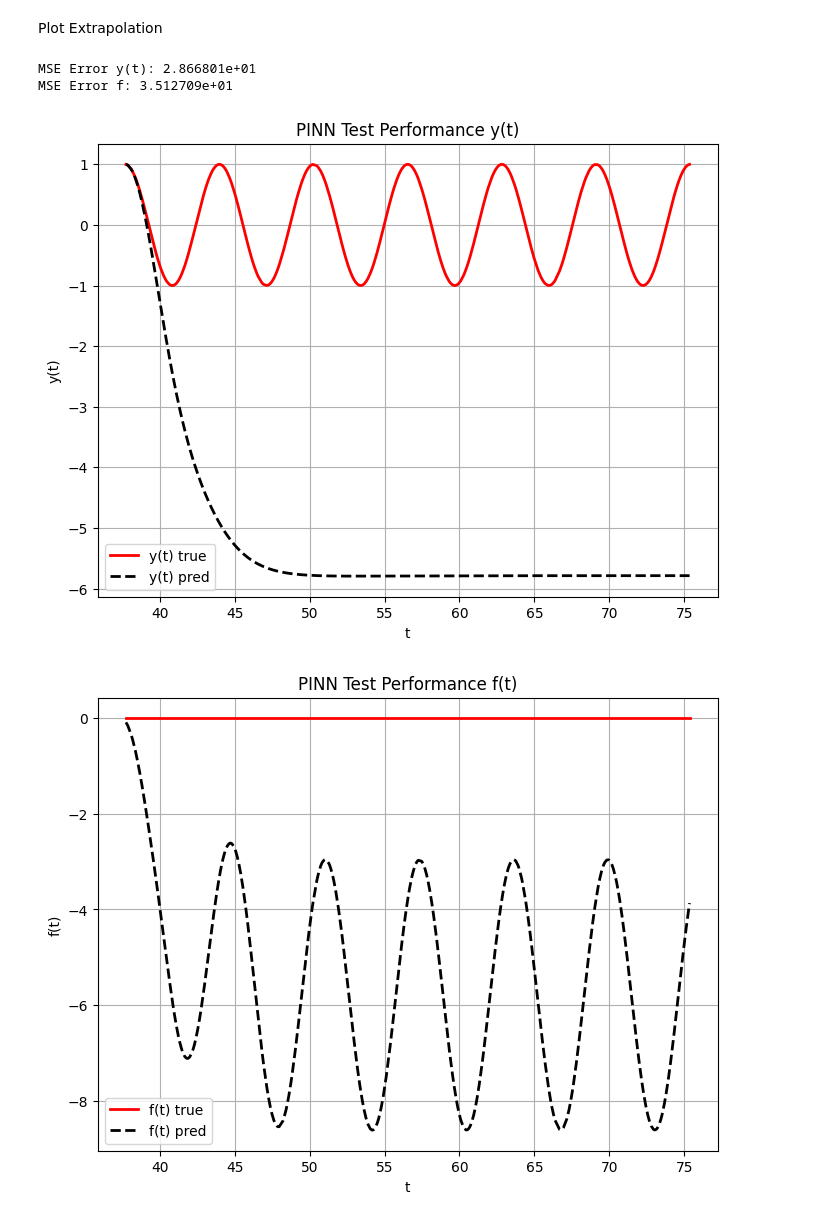
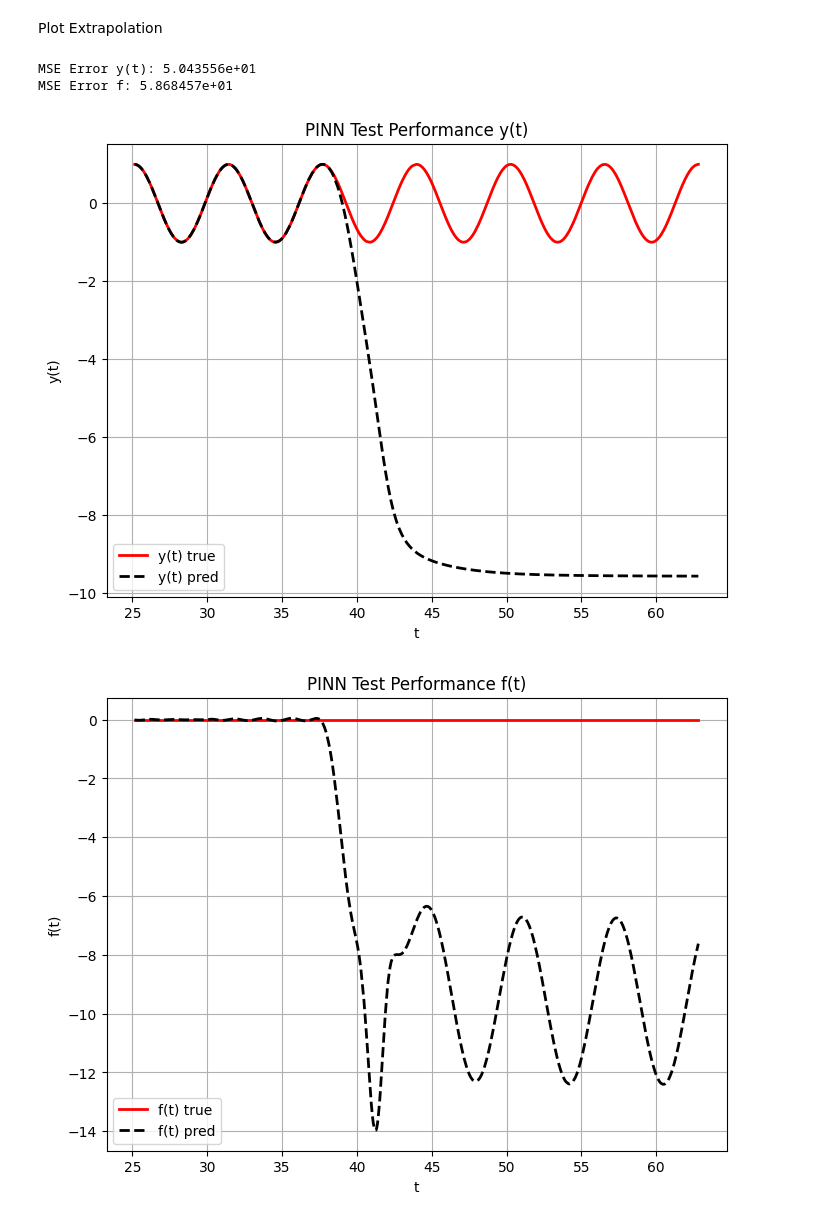
Before and after one commit to CS-433/ml-project-2-hapinness, a Jupyter notebook: 1D extrapolation.ipynb, the cells around one changed output. Drawn from its saved outputs; the diff is of its cells as text; code cells hidden in the pictures.

Commit message:
out of bound clear

```diff
--- a/1D extrapolation.ipynb
+++ b/1D extrapolation.ipynb
@@ -290,8 +290,8 @@ plt.show()"""
 Plot Extrapolation
 # %%
 N_ex = 1000
-lower_bound_ex = 12 * np.pi
-upper_bound_ex = 24 * np.pi
+lower_bound_ex = 8 * np.pi
+upper_bound_ex = 20 * np.pi
 t_ex = [random.uniform(lower_bound_ex,upper_bound_ex) for _ in range(N_ex)] # a list
 t_ex = np.array([t_ex]).T  #an array
 
@@ -311,34 +311,34 @@ together1 = np.hstack([t_ex,y_pred_te])
 together1 = together1[together1[:, 0].argsort()]
 
 plt.figure(figsize=(8, 6), dpi=100)
 plt.plot(together[:,0],together[:,1], color="red", linewidth=2, label='y(t) true')
 plt.plot(together1[:,0], together1[:,1],color="black",linestyle='--', linewidth=2, label='y(t) pred')
 plt.legend()
 plt.grid()
 plt.xlabel("t")
 plt.ylabel("y(t)")
 plt.title("PINN Test Performance y(t)")
 plt.show()
 
 
 
 together = np.hstack([t_ex,np.zeros(t_ex.shape)])
 together = together[together[:, 0].argsort()]
 
 together1 = np.hstack([t_ex,f_ex])
 together1 = together1[together1[:, 0].argsort()]
 
 plt.figure(figsize=(8, 6), dpi=100)
 plt.plot(together[:,0],together[:,1], color="red", linewidth=2, label='f(t) true')
 plt.plot(together1[:,0], together1[:,1],color="black",linestyle='--', linewidth=2, label='f(t) pred')
 plt.legend()
 plt.grid()
 plt.xlabel("t")
 plt.ylabel("f(t)")
 plt.title("PINN Test Performance f(t)")
 plt.show()
 # %% [output]
-MSE Error y(t): 2.866801e+01
-MSE Error f: 3.512709e+01
+MSE Error y(t): 5.043556e+01
+MSE Error f: 5.868457e+01
-[figure, old version]
+[figure, new version]
-[figure, old version]
+[figure, new version]
```
Also changed, not shown: parts of 3 cells of this notebook.
